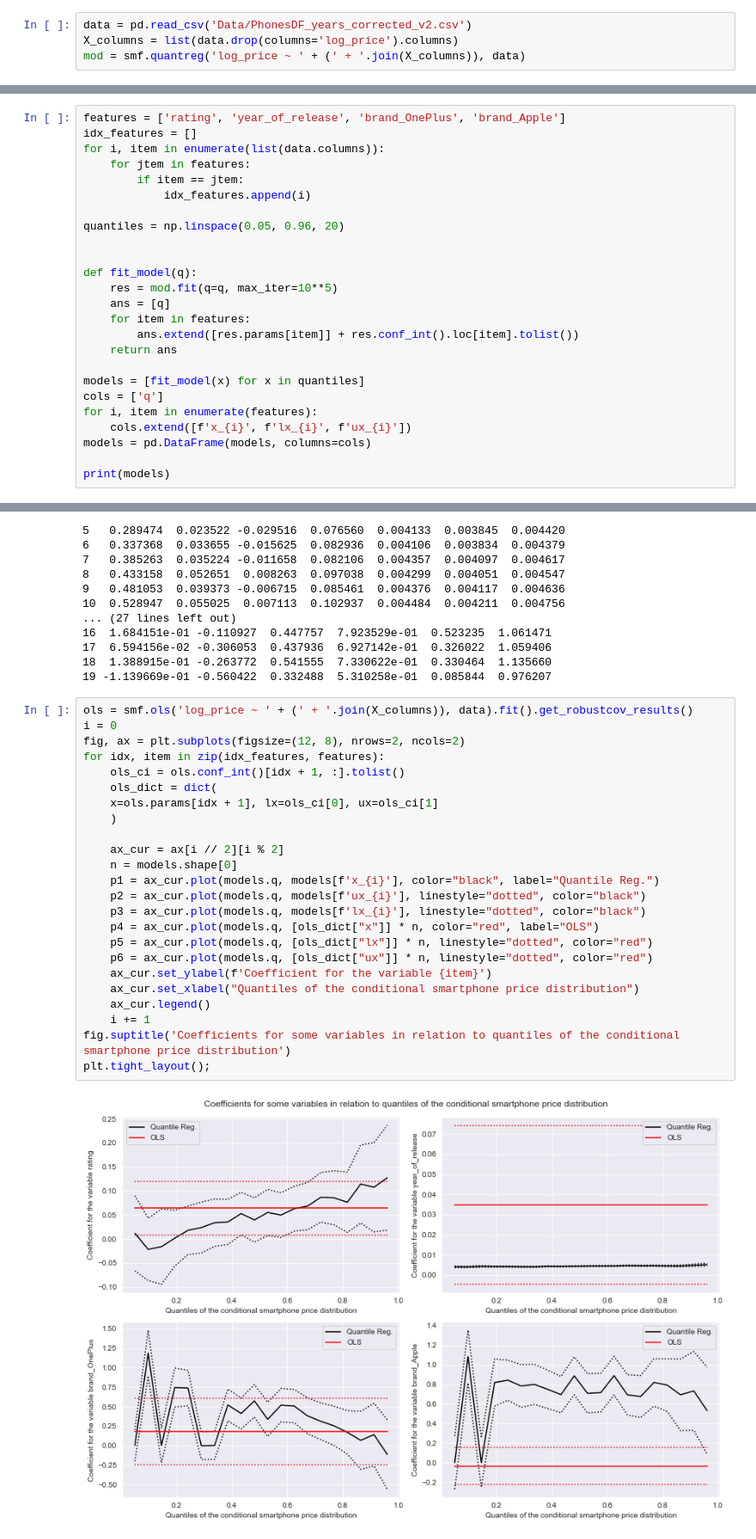
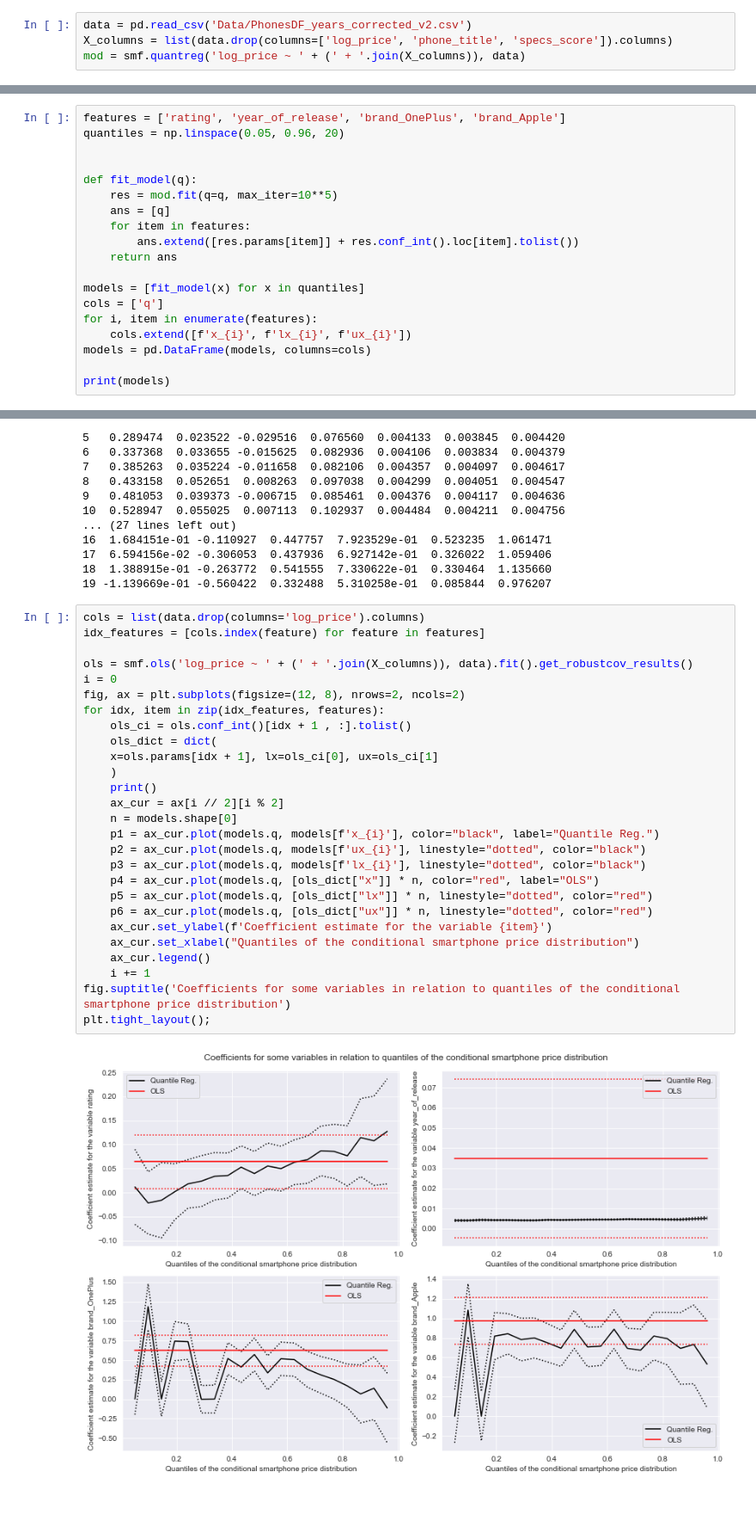
Before and after one commit to Dangerio/smartphone-price-analysis, a Jupyter notebook: Analysis/QuantileRegression.ipynb, the cells around one changed output, grey strips where cells are left out. Shown at 86% size. Drawn from its saved outputs; the diff is of its cells as text; blank space fills up the shorter version.

```diff
--- a/Analysis/QuantileRegression.ipynb
+++ b/Analysis/QuantileRegression.ipynb
@@ -39,4 +41,4 @@ os.chdir(os.path.normpath(os.getcwd() + os.sep + os.pardir))
 # %%
 data = pd.read_csv('Data/PhonesDF_years_corrected_v2.csv')
-X_columns = list(data.drop(columns='log_price').columns)
+X_columns = list(data.drop(columns=['log_price', 'phone_title', 'specs_score']).columns)
 mod = smf.quantreg('log_price ~ ' + (' + '.join(X_columns)), data)
@@ -156,12 +178,6 @@ strong multicollinearity or other numerical problems.
 Теперь посмотрим, как меняются оценки коэффициентов перед rating, disp_diag, brand_Samsung и brand_Apple при имзенении квантилей.
 # %%
 features = ['rating', 'year_of_release', 'brand_OnePlus', 'brand_Apple']
-idx_features = []
-for i, item in enumerate(list(data.columns)):
-    for jtem in features:
-        if item == jtem:
-            idx_features.append(i)
-
 quantiles = np.linspace(0.05, 0.96, 20)
 
 
@@ -198,28 +214,31 @@ print(models)
 18  1.388915e-01 -0.263772  0.541555  7.330622e-01  0.330464  1.135660
 19 -1.139669e-01 -0.560422  0.332488  5.310258e-01  0.085844  0.976207
 # %%
+cols = list(data.drop(columns='log_price').columns)
+idx_features = [cols.index(feature) for feature in features]
+
 ols = smf.ols('log_price ~ ' + (' + '.join(X_columns)), data).fit().get_robustcov_results()
 i = 0
 fig, ax = plt.subplots(figsize=(12, 8), nrows=2, ncols=2)
 for idx, item in zip(idx_features, features):
-    ols_ci = ols.conf_int()[idx + 1, :].tolist()
+    ols_ci = ols.conf_int()[idx + 1 , :].tolist()
     ols_dict = dict(
     x=ols.params[idx + 1], lx=ols_ci[0], ux=ols_ci[1]
     )
-
+    print()
     ax_cur = ax[i // 2][i % 2]
     n = models.shape[0]
     p1 = ax_cur.plot(models.q, models[f'x_{i}'], color="black", label="Quantile Reg.")
     p2 = ax_cur.plot(models.q, models[f'ux_{i}'], linestyle="dotted", color="black")
     p3 = ax_cur.plot(models.q, models[f'lx_{i}'], linestyle="dotted", color="black")
     p4 = ax_cur.plot(models.q, [ols_dict["x"]] * n, color="red", label="OLS")
     p5 = ax_cur.plot(models.q, [ols_dict["lx"]] * n, linestyle="dotted", color="red")
     p6 = ax_cur.plot(models.q, [ols_dict["ux"]] * n, linestyle="dotted", color="red")
-    ax_cur.set_ylabel(f'Coefficient for the variable {item}')
+    ax_cur.set_ylabel(f'Coefficient estimate for the variable {item}')
     ax_cur.set_xlabel("Quantiles of the conditional smartphone price distribution")
     ax_cur.legend()
     i += 1
 fig.suptitle('Coefficients for some variables in relation to quantiles of the conditional smartphone price distribution')
 plt.tight_layout();
 # %% [output]
-[figure, old version]
+[figure, new version]
```
Also changed, not shown: parts of 14 cells of this notebook.
